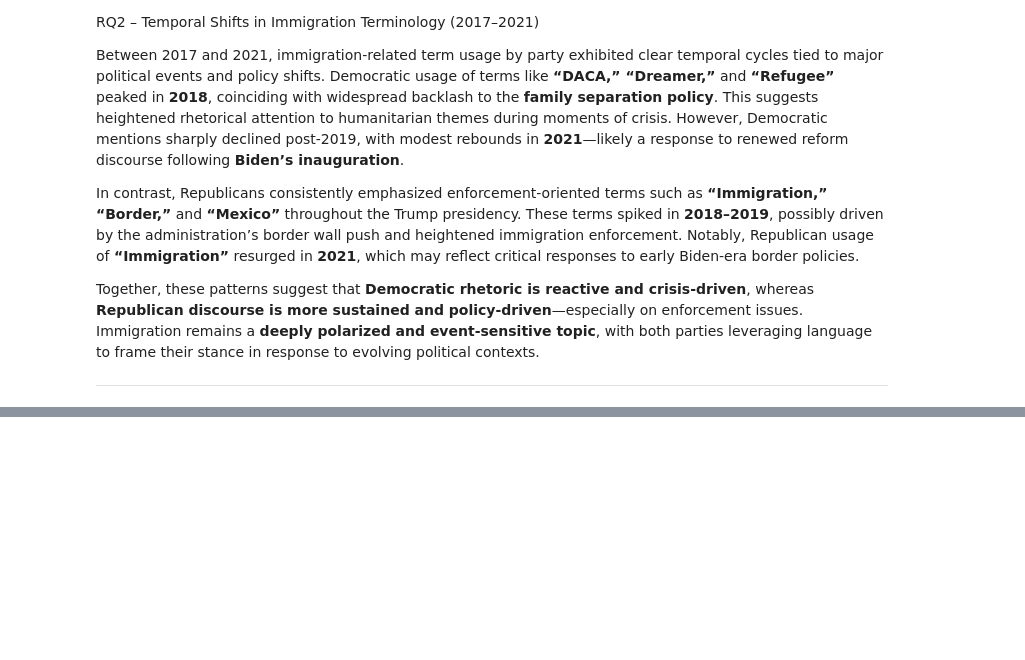
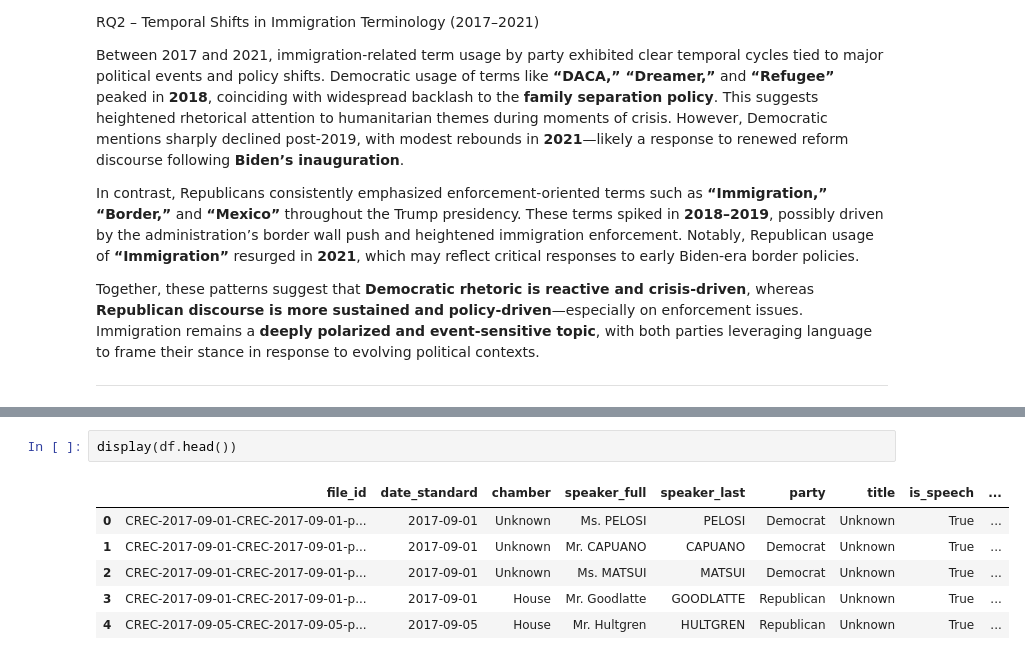
Before and after one commit to kevin14767/LIN350Project, a Jupyter notebook: course_project.ipynb, the cells around one changed output, grey strips where cells are left out. Drawn from its saved outputs; the diff is of its cells as text; blank space fills up the shorter version.

```diff
--- a/course_project.ipynb
+++ b/course_project.ipynb
@@ -1561,0 +1587,9 @@ Together, these patterns suggest that **Democratic rhetoric is reactive and cris
+# %%
+display(df.head())
+# %% [output]
+|  | file_id | date_standard | chamber | speaker_full | speaker_last | party | title | is_speech | ... |
+| 0 | CREC-2017-09-01-CREC-2017-09-01-p... | 2017-09-01 | Unknown | Ms. PELOSI | PELOSI | Democrat | Unknown | True | ... |
+| 1 | CREC-2017-09-01-CREC-2017-09-01-p... | 2017-09-01 | Unknown | Mr. CAPUANO | CAPUANO | Democrat | Unknown | True | ... |
+| 2 | CREC-2017-09-01-CREC-2017-09-01-p... | 2017-09-01 | Unknown | Ms. MATSUI | MATSUI | Democrat | Unknown | True | ... |
+| 3 | CREC-2017-09-01-CREC-2017-09-01-p... | 2017-09-01 | House | Mr. Goodlatte | GOODLATTE | Republican | Unknown | True | ... |
+| 4 | CREC-2017-09-05-CREC-2017-09-05-p... | 2017-09-05 | House | Mr. Hultgren | HULTGREN | Republican | Unknown | True | ... |
```
Also changed, not shown: parts of 12 cells of this notebook, 1 other file.
